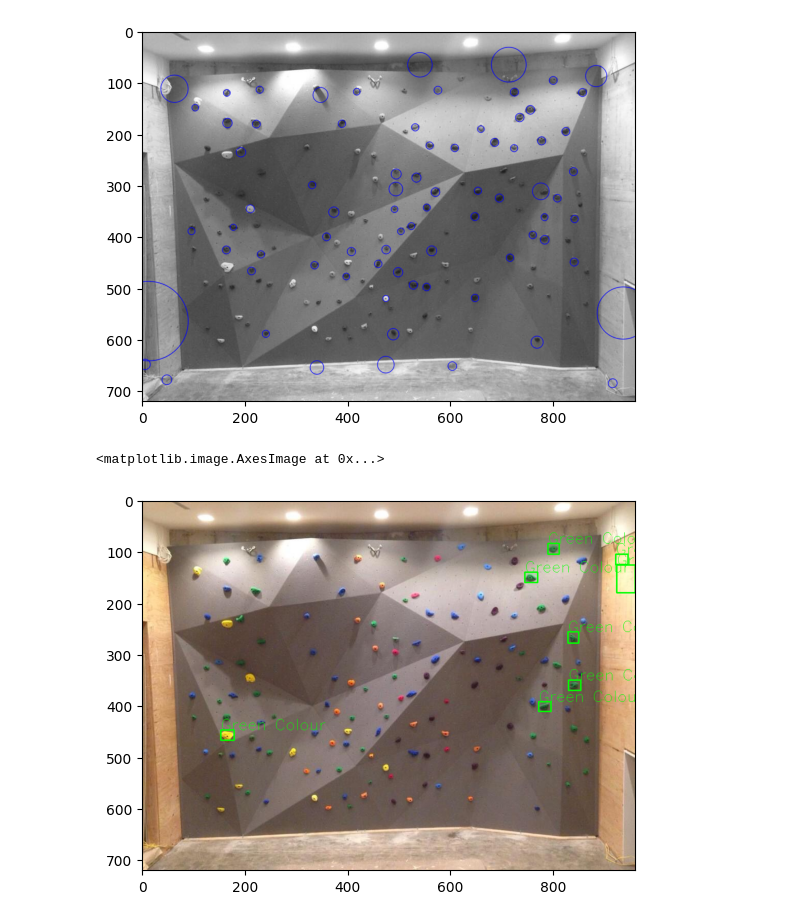
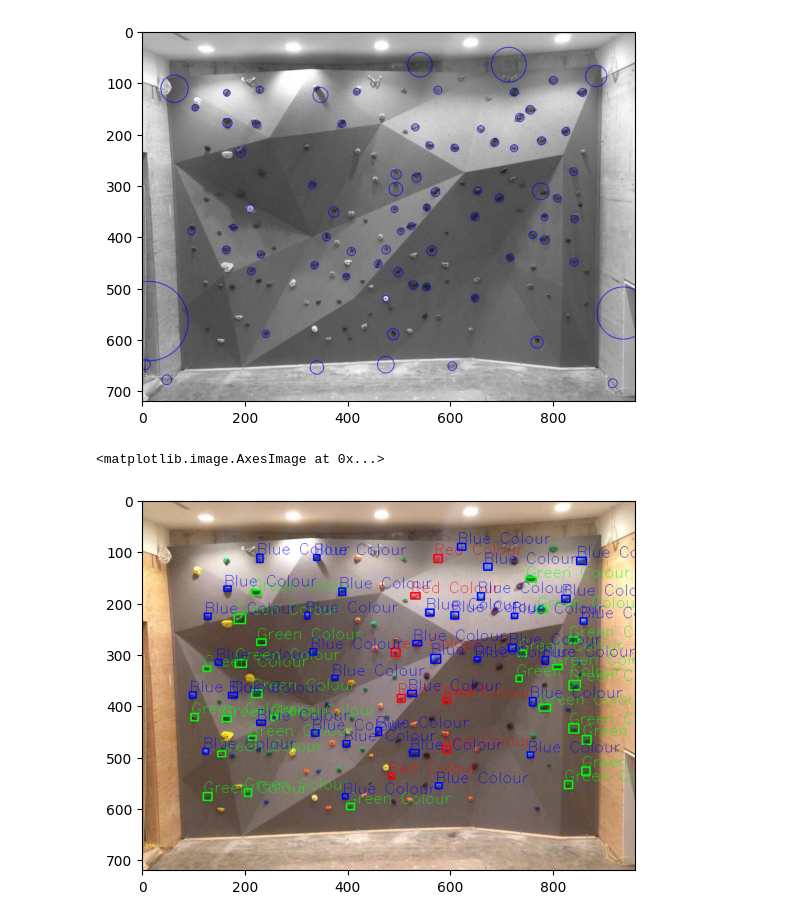
Before and after one commit to LeonardoBottonaUniTn/siv_project, a Jupyter notebook: leonardo_test/edge_detection.ipynb, the cells around one changed output. Drawn from its saved outputs; the diff is of its cells as text; code cells hidden in the pictures.

```diff
--- a/leonardo_test/edge_detection.ipynb
+++ b/leonardo_test/edge_detection.ipynb
@@ -98,8 +98,9 @@ red_upper = np.array([180, 255, 255], np.uint8)
 red_mask = cv2.inRange(hsvFrame, red_lower, red_upper)
 
 #green color
-green_lower = np.array([25, 52, 72], np.uint8)
-green_upper = np.array([102, 255, 255], np.uint8)
+#rgb(43 115 62)
+green_lower = np.array([25, 52, 30], np.uint8)
+green_upper = np.array([102, 150, 100], np.uint8)
 green_mask = cv2.inRange(hsvFrame, green_lower, green_upper)
 
 #blue color
@@ -109,7 +110,7 @@ blue_mask = cv2.inRange(hsvFrame, blue_lower, blue_upper)
 
 
 # to detect only that particular color
-kernal = np.ones((5, 5), "uint8")
+kernal = np.ones((3, 3), "uint8")
 
 # red color
 red_mask = cv2.dilate(red_mask, kernal)
@@ -128,9 +129,10 @@ contours, hierarchy = cv2.findContours(red_mask, cv2.RETR_TREE, cv2.CHAIN_APPROX
 
 for pic, contour in enumerate(contours):
     area = cv2.contourArea(contour)
-    if (area > 300):
+    image_with_labels = image
+    if (area > 70):
         x, y, w, h = cv2.boundingRect(contour)
-        image = cv2.rectangle(image, (x, y),
+        image_with_labels = cv2.rectangle(image, (x, y),
                                     (x + w, y + h),
                                     (0, 0, 255), 2)
 
@@ -145,35 +147,35 @@ contours, hierarchy = cv2.findContours(green_mask,
 
 for pic, contour in enumerate(contours):
     area = cv2.contourArea(contour)
-    if (area > 300):
+    if (area > 70):
         x, y, w, h = cv2.boundingRect(contour)
-        image = cv2.rectangle(image, (x, y),
+        image_with_labels = cv2.rectangle(image, (x, y),
                                     (x + w, y + h),
                                     (0, 255, 0), 2)
 
         cv2.putText(image, "Green Colour", (x, y),
                     cv2.FONT_HERSHEY_SIMPLEX,
                     1.0, (0, 255, 0))
 
 # Creating contour to track blue color
 contours, hierarchy = cv2.findContours(blue_mask,
                                         cv2.RETR_TREE,
                                         cv2.CHAIN_APPROX_SIMPLE)
 for pic, contour in enumerate(contours):
     area = cv2.contourArea(contour)
-    if (area > 300):
+    if (area > 70):
         x, y, w, h = cv2.boundingRect(contour)
-        image = cv2.rectangle(image, (x, y),
+        image_with_labels = cv2.rectangle(image, (x, y),
                                     (x + w, y + h),
                                     (255, 0, 0), 2)
 
         cv2.putText(image, "Blue Colour", (x, y),
                     cv2.FONT_HERSHEY_SIMPLEX,
                     1.0, (255, 0, 0))
 
 
 # final run
 plt.imshow(cv2.cvtColor(image, cv2.COLOR_BGR2RGB))
 # %% [output]
 <matplotlib.image.AxesImage at 0x...>
-[figure, old version]
+[figure, new version]
```
